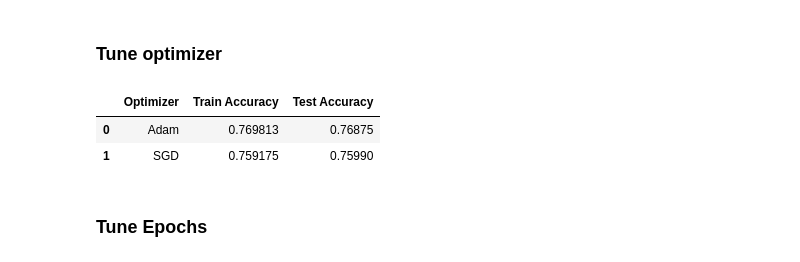
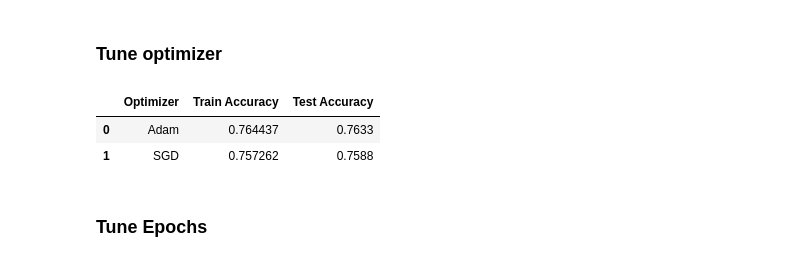
Before and after one commit to georgec123/dl_cw, a Jupyter notebook: src/parameter_tune.ipynb, the cells around one changed output. Saved outputs shown, nothing was run; the diff lists cells and outputs as text; code cells hidden in the pictures.

```diff
--- a/src/parameter_tune.ipynb
+++ b/src/parameter_tune.ipynb
@@ -146,20 +155,20 @@ results_to_file(results, './tables/models_table.tex')
 # %%
 results = []
 
 for optimizer in [Adam(), SGD()]:
 
     model, history = get_default_model()
     model.compile(optimizer=optimizer, loss="binary_crossentropy", metrics=["accuracy"])
 
-    model.fit(X_train, y_train, batch_size=100, epochs=20, callbacks=[history], verbose=0)
+    model.fit(X_train, y_train, batch_size=100, epochs=5, callbacks=[history], verbose=0)
     train_a, test_a = predict_and_accuracy(model,  X_train, X_test, y_train, y_test)
     results.append({'Optimizer': optimizer.get_config()['name'], 'Train Accuracy': train_a, 'Test Accuracy': test_a})
 
 results_to_file(results, './tables/optimizer_table.tex')
 # %% [output]
 |  | Optimizer | Train Accuracy | Test Accuracy |
-| 0 | Adam | 0.769813 | 0.76875 |
-| 1 | SGD | 0.759175 | 0.75990 |
+| 0 | Adam | 0.764437 | 0.7633 |
+| 1 | SGD | 0.757262 | 0.7588 |
 # %% [markdown]
 ### Tune Epochs
 # %%
```
Also changed, not shown: parts of 1 cell of this notebook, 1 other file.
